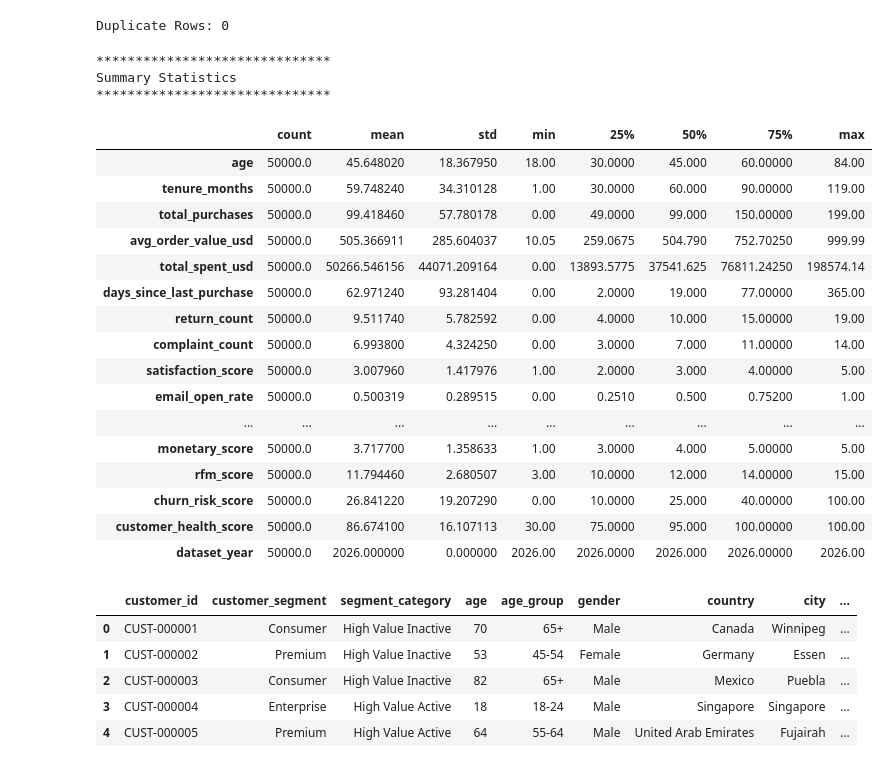
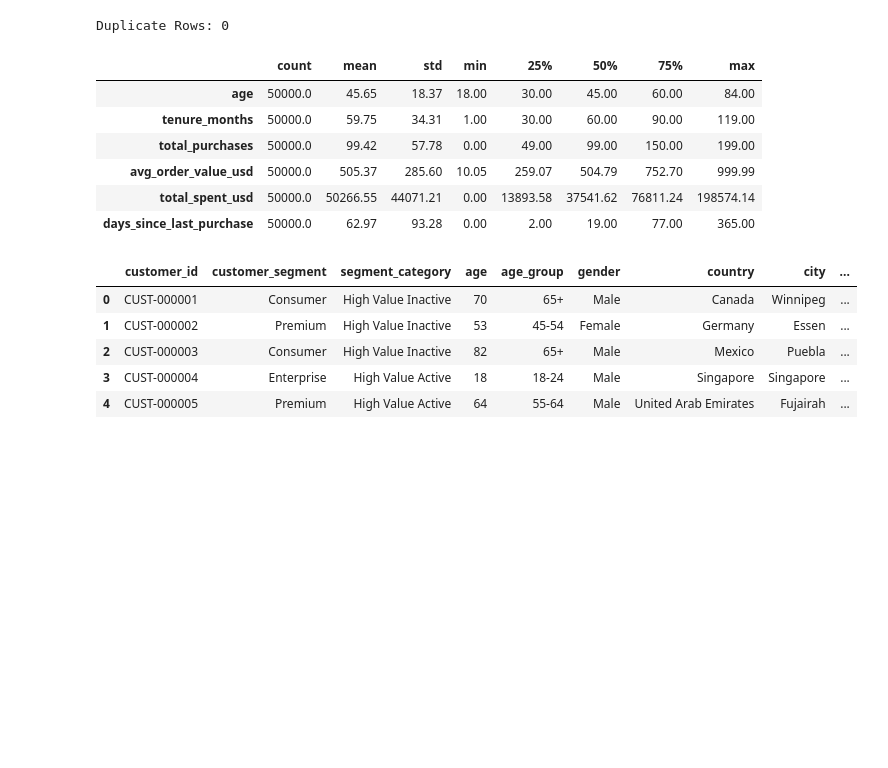
Before and after one commit to yezaw-zafki/Industrial-Analysis-EDA, a Jupyter notebook: E-commerace Customer Segmentation.ipynb, the cells around one changed output. Cells and saved outputs as stored; diff of their text form; code cells hidden in the pictures; blank space fills up the shorter version.

```diff
--- a/E-commerace Customer Segmentation.ipynb
+++ b/E-commerace Customer Segmentation.ipynb
@@ -115,32 +111,29 @@ print(f"Duplicate Rows: {duplicate_count:,}")
 # %% [output]
 Duplicate Rows: 0
 # %%
-# Summary
-print("*"*30)
-print("Summary Statistics")
-print("*"*30)
-df.describe().T
+summary_cols = [
+    "age",
+    "tenure_months",
+    "total_purchases",
+    "avg_order_value_usd",
+    "total_spent_usd",
+    "days_since_last_purchase"
+]
+
+display(
+    df[summary_cols]
+    .describe()
+    .T
+    .round(2)
+)
 # %% [output]
-******************************
-Summary Statistics
-******************************
 |  | count | mean | std | min | 25% | 50% | 75% | max |
-| age | 50000.0 | 45.648020 | 18.367950 | 18.00 | 30.0000 | 45.000 | 60.00000 | 84.00 |
-| tenure_months | 50000.0 | 59.748240 | 34.310128 | 1.00 | 30.0000 | 60.000 | 90.00000 | 119.00 |
-| total_purchases | 50000.0 | 99.418460 | 57.780178 | 0.00 | 49.0000 | 99.000 | 150.00000 | 199.00 |
-| avg_order_value_usd | 50000.0 | 505.366911 | 285.604037 | 10.05 | 259.0675 | 504.790 | 752.70250 | 999.99 |
-| total_spent_usd | 50000.0 | 50266.546156 | 44071.209164 | 0.00 | 13893.5775 | 37541.625 | 76811.24250 | 198574.14 |
-| days_since_last_purchase | 50000.0 | 62.971240 | 93.281404 | 0.00 | 2.0000 | 19.000 | 77.00000 | 365.00 |
-| return_count | 50000.0 | 9.511740 | 5.782592 | 0.00 | 4.0000 | 10.000 | 15.00000 | 19.00 |
-| complaint_count | 50000.0 | 6.993800 | 4.324250 | 0.00 | 3.0000 | 7.000 | 11.00000 | 14.00 |
-| satisfaction_score | 50000.0 | 3.007960 | 1.417976 | 1.00 | 2.0000 | 3.000 | 4.00000 | 5.00 |
-| email_open_rate | 50000.0 | 0.500319 | 0.289515 | 0.00 | 0.2510 | 0.500 | 0.75200 | 1.00 |
-| ... | ... | ... | ... | ... | ... | ... | ... | ... |
-| monetary_score | 50000.0 | 3.717700 | 1.358633 | 1.00 | 3.0000 | 4.000 | 5.00000 | 5.00 |
-| rfm_score | 50000.0 | 11.794460 | 2.680507 | 3.00 | 10.0000 | 12.000 | 14.00000 | 15.00 |
-| churn_risk_score | 50000.0 | 26.841220 | 19.207290 | 0.00 | 10.0000 | 25.000 | 40.00000 | 100.00 |
-| customer_health_score | 50000.0 | 86.674100 | 16.107113 | 30.00 | 75.0000 | 95.000 | 100.00000 | 100.00 |
-| dataset_year | 50000.0 | 2026.000000 | 0.000000 | 2026.00 | 2026.0000 | 2026.000 | 2026.00000 | 2026.00 |
+| age | 50000.0 | 45.65 | 18.37 | 18.00 | 30.00 | 45.00 | 60.00 | 84.00 |
+| tenure_months | 50000.0 | 59.75 | 34.31 | 1.00 | 30.00 | 60.00 | 90.00 | 119.00 |
+| total_purchases | 50000.0 | 99.42 | 57.78 | 0.00 | 49.00 | 99.00 | 150.00 | 199.00 |
+| avg_order_value_usd | 50000.0 | 505.37 | 285.60 | 10.05 | 259.07 | 504.79 | 752.70 | 999.99 |
+| total_spent_usd | 50000.0 | 50266.55 | 44071.21 | 0.00 | 13893.58 | 37541.62 | 76811.24 | 198574.14 |
+| days_since_last_purchase | 50000.0 | 62.97 | 93.28 | 0.00 | 2.00 | 19.00 | 77.00 | 365.00 |
 # %%
 # Top 5 rows
 df.head()
```
Also changed, not shown: parts of 18 cells of this notebook.
